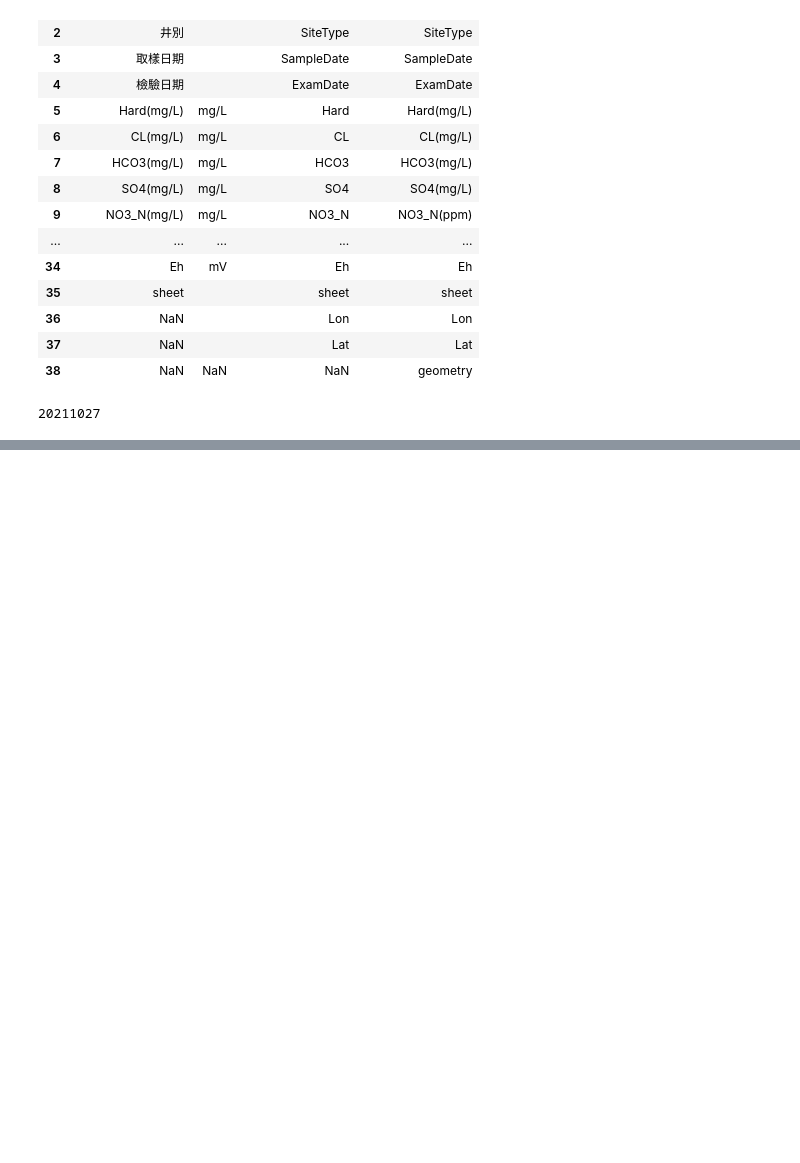
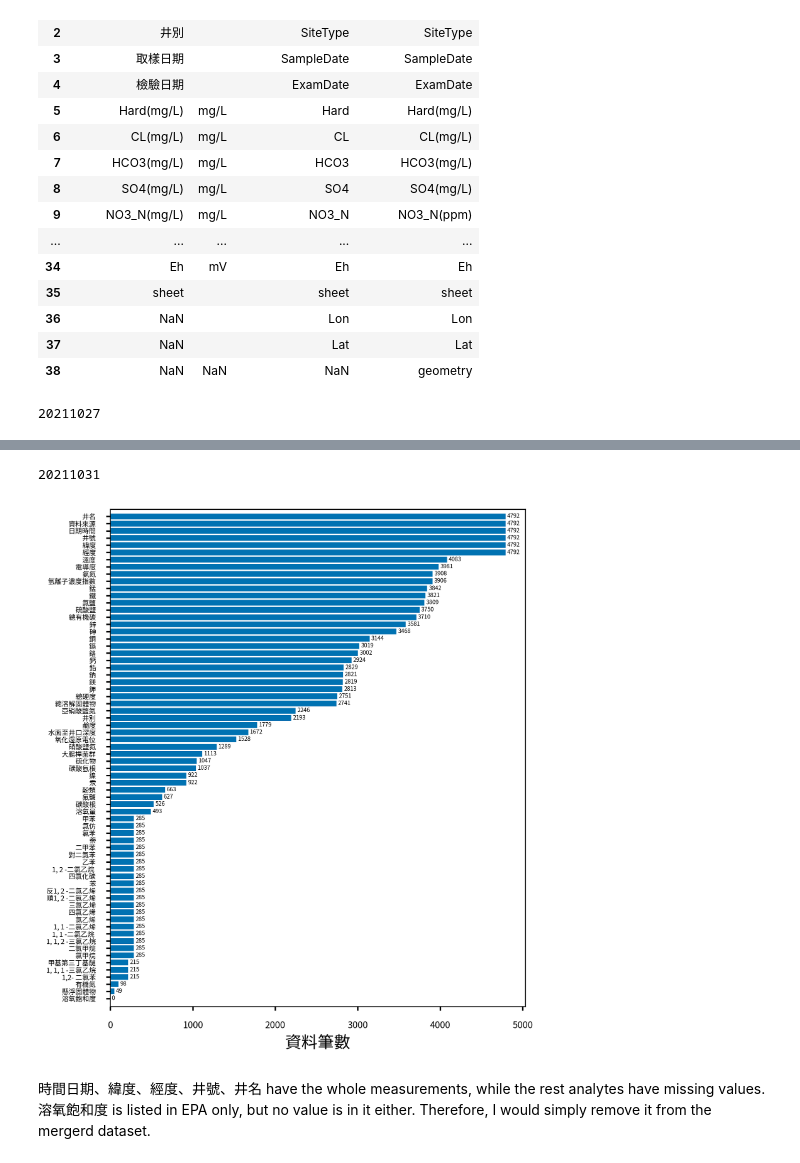
Before and after one commit to dispink/GW_NCDR, a Jupyter notebook: build_database_08.ipynb, the cells around one changed output, grey strips where cells are left out. Cells and saved outputs as stored; diff of their text form; code cells hidden in the pictures; blank space fills up the shorter version.

```diff
--- a/build_database_08.ipynb
+++ b/build_database_08.ipynb
@@ -130,0 +250,6 @@ print(date)
+# %%
+# build the df having values in EPA water quality data
+epa_tmp = epa_df.loc[:,excel_df['EPA csv column names'].dropna()].copy()
+epa_tmp.columns = excel_df['項目'][~excel_df['EPA csv column names'].isna()]
+epa_tmp['資料來源'] = ['環保署' for _ in range(len(epa_tmp))]
+epa_tmp
@@ -130,0 +270,7 @@ print(date)
+# %%
+# build the df having values in WRA water quality data
+# column "sheet" is excluded in the excel file,
+# so wra_tmp has one column fewer than wra_df
+wra_tmp = wra_df.loc[:, excel_df['WRA csv column names'].dropna()].copy()
+wra_tmp.columns = excel_df['項目'][~excel_df['WRA csv column names'].isna()]
+wra_tmp
@@ -130,0 +298,7 @@ print(date)
+# %%
+wra_tmp['日期時間'] = pd.to_datetime(wra_tmp['取樣日期'])
+wra_tmp = wra_tmp.drop(['取樣日期', '檢驗日期'], axis=1)
+wra_tmp['資料來源'] = ['水利署' for _ in range(len(wra_tmp))]
+# %%
+merge_df = pd.concat([epa_tmp, wra_tmp], axis=0, join='outer')
+merge_df
@@ -130,0 +339,26 @@ print(date)
+# %%
+counts = []
+for col in merge_df.columns:
+    counts.append(merge_df[col].count())
+idx = np.argsort(counts)
+counts = np.array(counts)
+
+plt.figure(figsize=(6.5, 8))
+plt.barh(range(1, len(counts)+1), counts[idx],
+    tick_label=merge_df.columns[idx], color='C0')
+plt.ylim(-.1, len(counts)+1)
+plt.yticks(fontsize=6)
+plt.xticks(fontsize=8)
+
+# mark the data amount
+for i, count in enumerate(counts[idx]):
+    plt.text(x=count+20, y=i+.8, s=count, fontsize=5)
+
+plt.xlabel('資料筆數')
+plt.savefig('results/info_merged_datacount_{}.png'.format(date))
+print(date)
+# %% [output]
+20211031
+[figure, added]
+# %% [markdown]
+時間日期、緯度、經度、井號、井名 have the whole measurements, while the rest analytes have missing values. 溶氧飽和度 is listed in EPA only, but no value is in it either. Therefore, I would simply remove it from the mergerd dataset.
```
Also changed, not shown: parts of 22 cells of this notebook.
